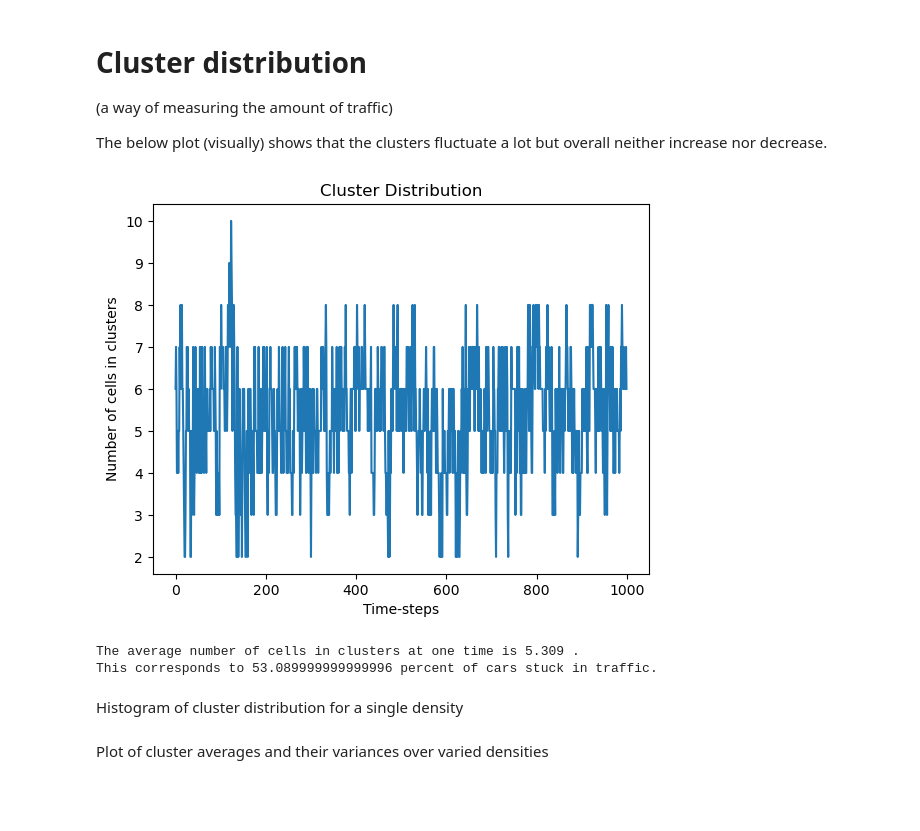
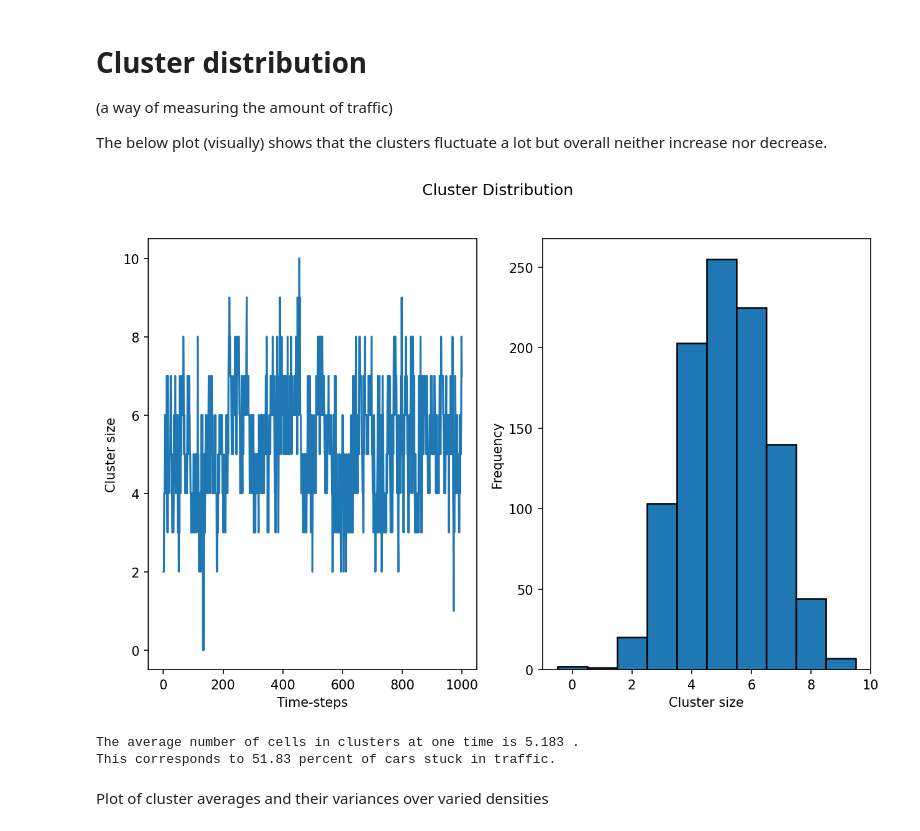
Before and after one commit to SofiaHilma/Traffic_flow_simulation, a Jupyter notebook: traffic_notebook.ipynb, the cells around one changed output. Cells and saved outputs as stored; diff of their text form; code cells hidden in the pictures; blank space fills up the shorter version.

Commit message:
added histogram again

```diff
--- a/traffic_notebook.ipynb
+++ b/traffic_notebook.ipynb
@@ -82,39 +82,39 @@ The below plot (visually) shows that the clusters fluctuate a lot but overall ne
 # %%
 # Parameters
 L = 50
 N = 10
 v_max = 5
 p = 0.8
 t_max = 1000
 
 cluster_distribution = functions.Nagel_Schreckenberg(L, N, v_max, p, t_max)[1]
+x = np.arange(min(cluster_distribution), max(cluster_distribution))
 
 # Plotting
-plt.plot(range(t_max), cluster_distribution)
-plt.xlabel('Time-steps')
-plt.ylabel('Number of cells in clusters')
-plt.title('Cluster Distribution')
+fig, axs = plt.subplots(1,2, dpi=150, figsize = (10,6))
+axs[0].plot(range(t_max), cluster_distribution)
+axs[0].set_xlabel('Time-steps')
+axs[0].set_ylabel('Cluster size')
+axs[1].hist(cluster_distribution, bins = len(x), align = 'left', edgecolor = 'black', linewidth = 1.2)
+axs[1].set_xlabel('Cluster size')
+axs[1].set_ylabel('Frequency')
+plt.suptitle('Cluster Distribution')
 plt.show()
-
-
 
 '''Average number of clusters and its variation for a fixed density'''
 
 # Calculate the average
 average_cells_in_clusters = np.mean(cluster_distribution)
 percentage_in_traffic = 100*average_cells_in_clusters/N
 
 print("The average number of cells in clusters at one time is", average_cells_in_clusters,".")
 print("This corresponds to", percentage_in_traffic, "percent of cars stuck in traffic.")
 
 # Calculate the variance
-variance = np.var(cluster_distribution)
 # %% [output]
-[figure, old version]
+[figure, new version]
-The average number of cells in clusters at one time is 5.309 .
-This corresponds to 53.089999999999996 percent of cars stuck in traffic.
+The average number of cells in clusters at one time is 5.183 .
+This corresponds to 51.83 percent of cars stuck in traffic.
-# %% [markdown]
-Histogram of cluster distribution for a single density
 # %% [markdown]
 Plot of cluster averages and their variances over varied densities
 # %%
```
